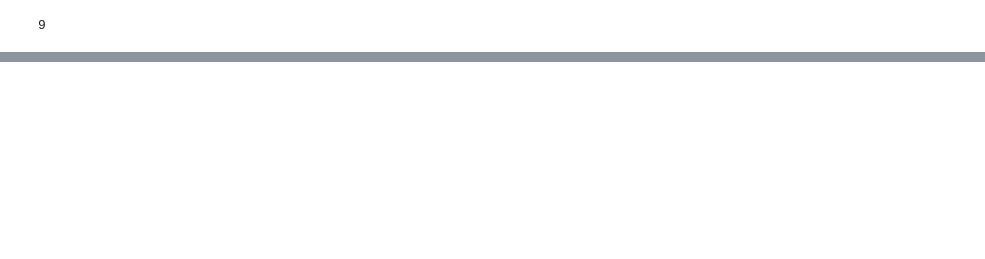
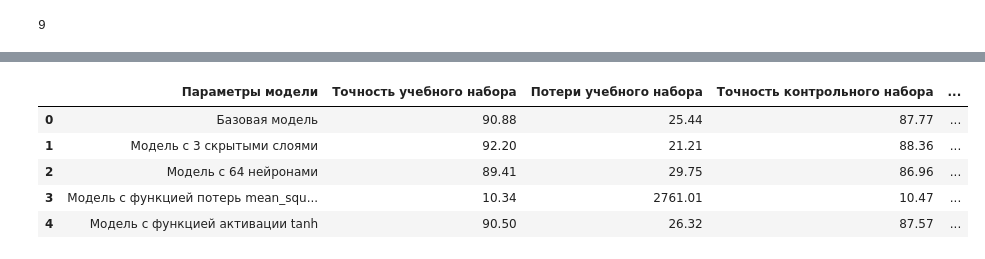
Before and after one commit to ILawrance/PythonLaba7.2, a Jupyter notebook: PythonLaba7.2.Dop4Tanh.ipynb, the cells around one changed output, grey strips where cells are left out. Cells and saved outputs as stored; diff of their text form; code cells hidden in the pictures; blank space fills up the shorter version.

Commit message:
RD + Table

```diff
--- a/PythonLaba7.2.Dop4Tanh.ipynb
+++ b/PythonLaba7.2.Dop4Tanh.ipynb
@@ -279,22 +284,28 @@ print("Базовая модель, точность: {:5.2f}%".format(100*acc))
 print("Базовая модель, потери: {:5.2f}%".format(100*loss))
 
 Dense3_model =  keras.models.load_model('model_Dop1_3dense_class.h5')
-test_loss, test_acc = Dense3_model.evaluate(test_images, test_labels)
-print("Модель с 3 скрытыми слоями, точность: {:5.2f}%".format(100*test_acc))
-print("Модель с 3 скрытыми слоями, потери: {:5.2f}%".format(100*test_loss))
+test_loss1, test_acc1 = Dense3_model.evaluate(test_images, test_labels)
+print("Модель с 3 скрытыми слоями, точность: {:5.2f}%".format(100*test_acc1))
+print("Модель с 3 скрытыми слоями, потери: {:5.2f}%".format(100*test_loss1))
 
 LessNeyron64_model =  keras.models.load_model('model_Dop2_64neyrona_class.h5')
-test_loss, test_acc = LessNeyron64_model.evaluate(test_images, test_labels)
-print("Модель с 64 нейронами, точность: {:5.2f}%".format(100*test_acc))
-print("Модель с 64 нейронами, потери: {:5.2f}%".format(100*test_loss))
+test_loss2, test_acc2 = LessNeyron64_model.evaluate(test_images, test_labels)
+print("Модель с 64 нейронами, точность: {:5.2f}%".format(100*test_acc2))
+print("Модель с 64 нейронами, потери: {:5.2f}%".format(100*test_loss2))
 
 Mean_squared_error_model =  keras.models.load_model('model_mean_squared_error_class.h5')
-test_loss, test_acc = Mean_squared_error_model.evaluate(test_images, test_labels)
-print("Модель с функцией потерь mean_squared_error, точность: {:5.2f}%".format(100*test_acc))
-print("Модель с функцией потерь mean_squared_error, потери: {:5.2f}%".format(100*test_loss))
+test_loss3, test_acc3 = Mean_squared_error_model.evaluate(test_images, test_labels)
+print("Модель с функцией потерь mean_squared_error, точность: {:5.2f}%".format(100*test_acc3))
+print("Модель с функцией потерь mean_squared_error, потери: {:5.2f}%".format(100*test_loss3))
 
 Tanh_model =  keras.models.load_model('model_tanh_class.h5')
-test_loss, test_acc = Tanh_model.evaluate(test_images, test_labels)
-print("Модель с функцией потерь mean_squared_error, точность: {:5.2f}%".format(100*test_acc))
-print("Модель с функцией потерь mean_squared_error, потери: {:5.2f}%".format(100*test_loss))
+test_loss4, test_acc4 = Tanh_model.evaluate(test_images, test_labels)
+print("Модель с функцией активации tanh, точность: {:5.2f}%".format(100*test_acc4))
+print("Модель с функцией активации tanh, потери: {:5.2f}%".format(100*test_loss4))
+
+train_loss, train_acc = baza_model.evaluate(train_images, train_labels)
+train_loss1, train_acc1 = Dense3_model.evaluate(train_images, train_labels)
+train_loss2, train_acc2 = LessNeyron64_model.evaluate(train_images, train_labels)
+train_loss3, train_acc3 = Mean_squared_error_model.evaluate(train_images, train_labels)
+train_loss4, train_acc4 = Tanh_model.evaluate(train_images, train_labels)
 # %% [output]
@@ -316,0 +332,18 @@ print("Модель с функцией потерь mean_squared_error, пот
+# %%
+import pandas as pd
+
+Tablica = pd.DataFrame([['Базовая модель',round(100*train_acc, 2), round(100*train_loss, 2), round(100*acc, 2), round(100*loss, 2)],
+                   ['Модель с 3 скрытыми слоями', round(100*train_acc1, 2), round(100*train_loss1, 2), round(100*test_acc1, 2), round(100*test_loss1, 2)],
+                   ['Модель с 64 нейронами',round(100*train_acc2, 2), round(100*train_loss2, 2), round(100*test_acc2, 2), round(100*test_loss2, 2)],
+                   ['Модель с функцией потерь mean_squared_error',round(100*train_acc3, 2), round(100*train_loss3, 2), round(100*test_acc3, 2), round(100*test_loss3, 2)],
+                   ['Модель с функцией активации tanh',round(100*train_acc4, 2), round(100*train_loss4, 2), round(100*test_acc4, 2), round(100*test_loss4, 2)]],
+                   columns=['Параметры модели','Точность учебного набора', 'Потери учебного набора', 'Точность контрольного набора ', 'Потери контрольного набора'])
+
+Tablica
+# %% [output]
+|  | Параметры модели | Точность учебного набора | Потери учебного набора | Точность контрольного набора | ... |
+| 0 | Базовая модель | 90.88 | 25.44 | 87.77 | ... |
+| 1 | Модель с 3 скрытыми слоями | 92.20 | 21.21 | 88.36 | ... |
+| 2 | Модель с 64 нейронами | 89.41 | 29.75 | 86.96 | ... |
+| 3 | Модель с функцией потерь mean_squ... | 10.34 | 2761.01 | 10.47 | ... |
+| 4 | Модель с функцией активации tanh | 90.50 | 26.32 | 87.57 | ... |
```
Also changed, not shown: parts of 12 cells of this notebook, 1 other file.
